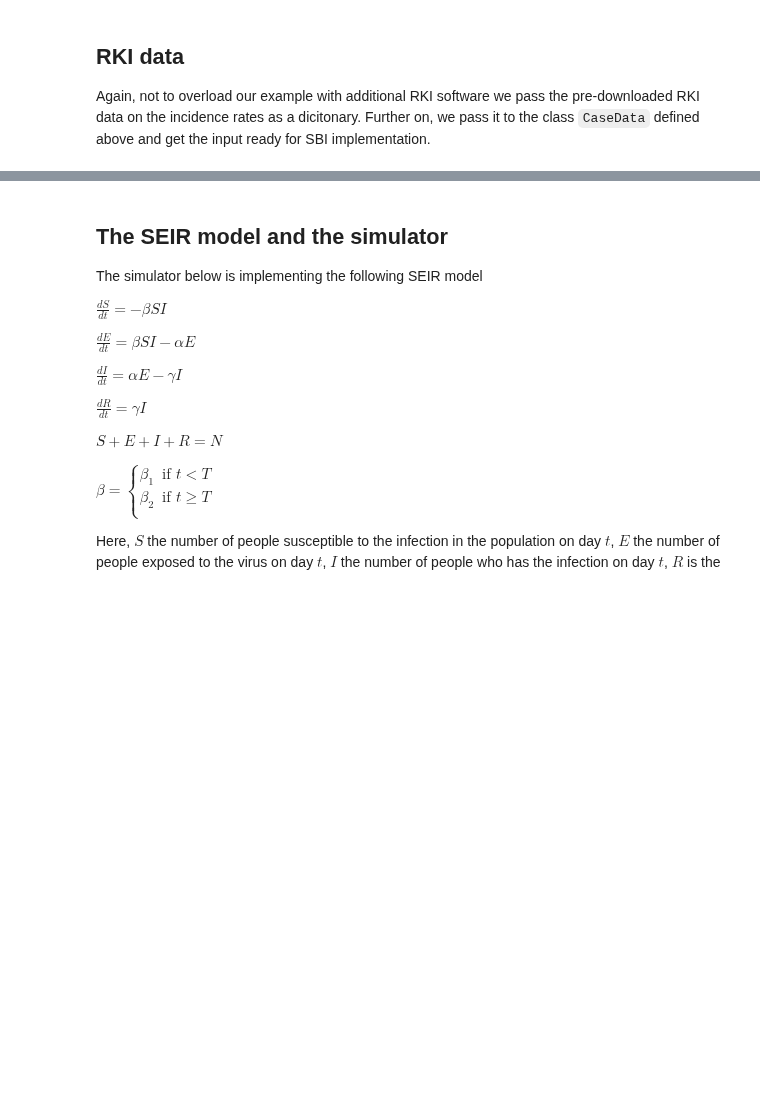
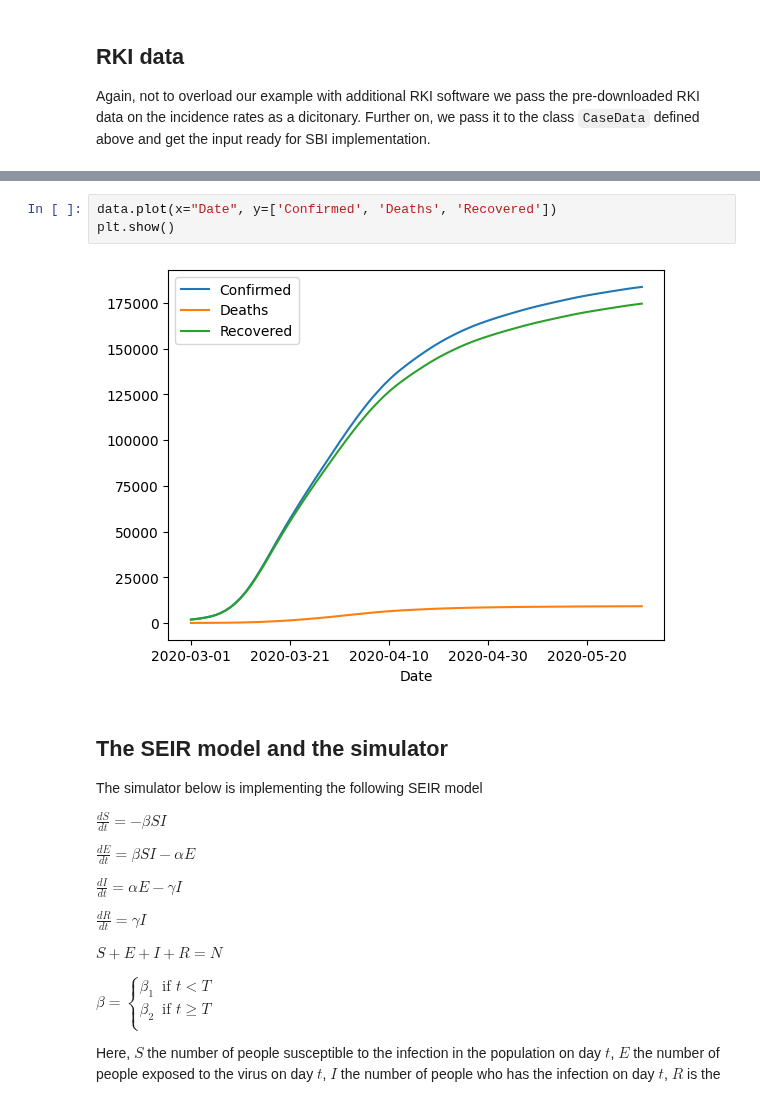
Before and after one commit to albazarova/sbi_intro, a Jupyter notebook: notebooks/5_sbi_example_SEIR.ipynb, the cells around one changed output, grey strips where cells are left out. Drawn from its saved outputs; the diff is of its cells as text; blank space fills up the shorter version.

```diff
--- a/notebooks/5_sbi_example_SEIR.ipynb
+++ b/notebooks/5_sbi_example_SEIR.ipynb
@@ -129,3 +51,8 @@ casedata=CaseData({"cases_all_germany_ma7": pd.DataFrame.from_dict(data=data)})
+# %%
+data.plot(x="Date", y=['Confirmed', 'Deaths', 'Recovered'])
+plt.show()
+# %% [output]
+[figure, added]
 # %% [markdown]
 ## The SEIR model and the simulator
 
```
Also changed, not shown: parts of 29 cells of this notebook, 1 other file.
